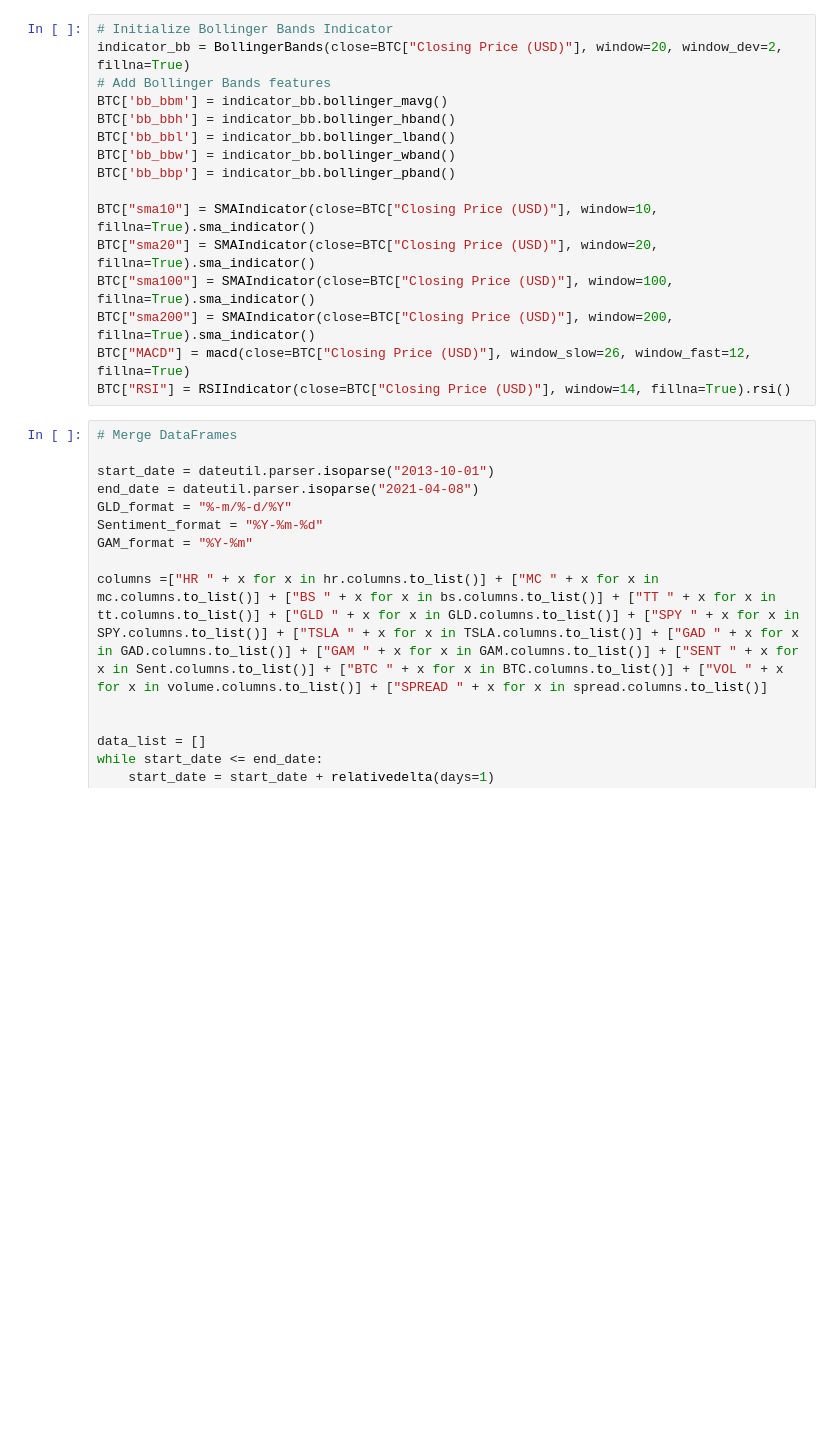
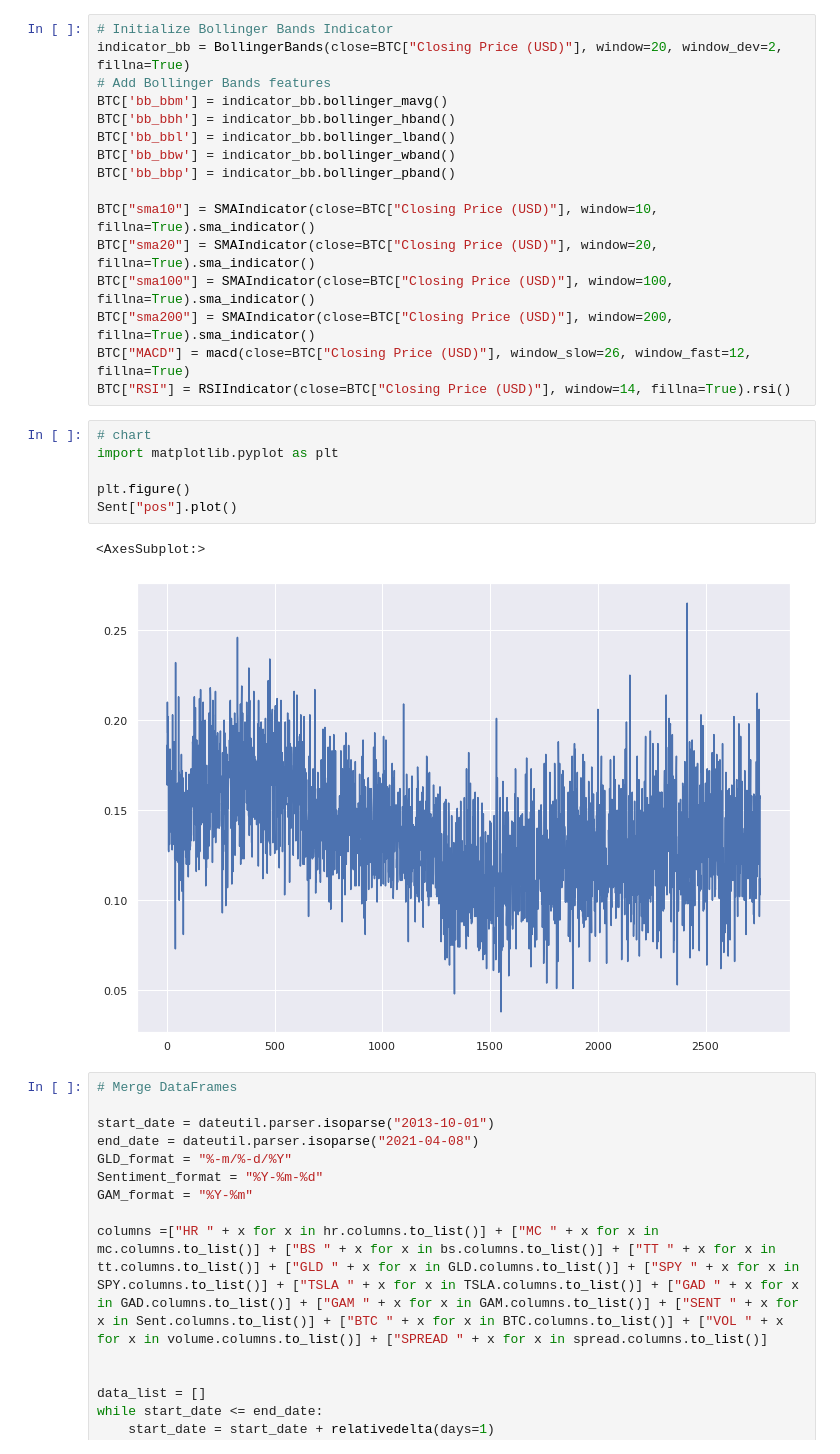
Before and after one commit to EliotHerbst/CIS419-519FinalProjectNotebook, a Jupyter notebook: notebook.ipynb, the cells around one changed output. Saved outputs shown, nothing was run; the diff lists cells and outputs as text; blank space fills up the shorter version.

```diff
--- a/notebook.ipynb
+++ b/notebook.ipynb
@@ -76,6 +76,15 @@ BTC["sma100"] = SMAIndicator(close=BTC["Closing Price (USD)"], window=100, filln
 BTC["sma200"] = SMAIndicator(close=BTC["Closing Price (USD)"], window=200, fillna=True).sma_indicator()
 BTC["MACD"] = macd(close=BTC["Closing Price (USD)"], window_slow=26, window_fast=12, fillna=True)
 BTC["RSI"] = RSIIndicator(close=BTC["Closing Price (USD)"], window=14, fillna=True).rsi()
+# %%
+# chart
+import matplotlib.pyplot as plt
+
+plt.figure()
+Sent["pos"].plot()
+# %% [output]
+<AxesSubplot:>
+[figure, added]
 # %%
 # Merge DataFrames
 
```
